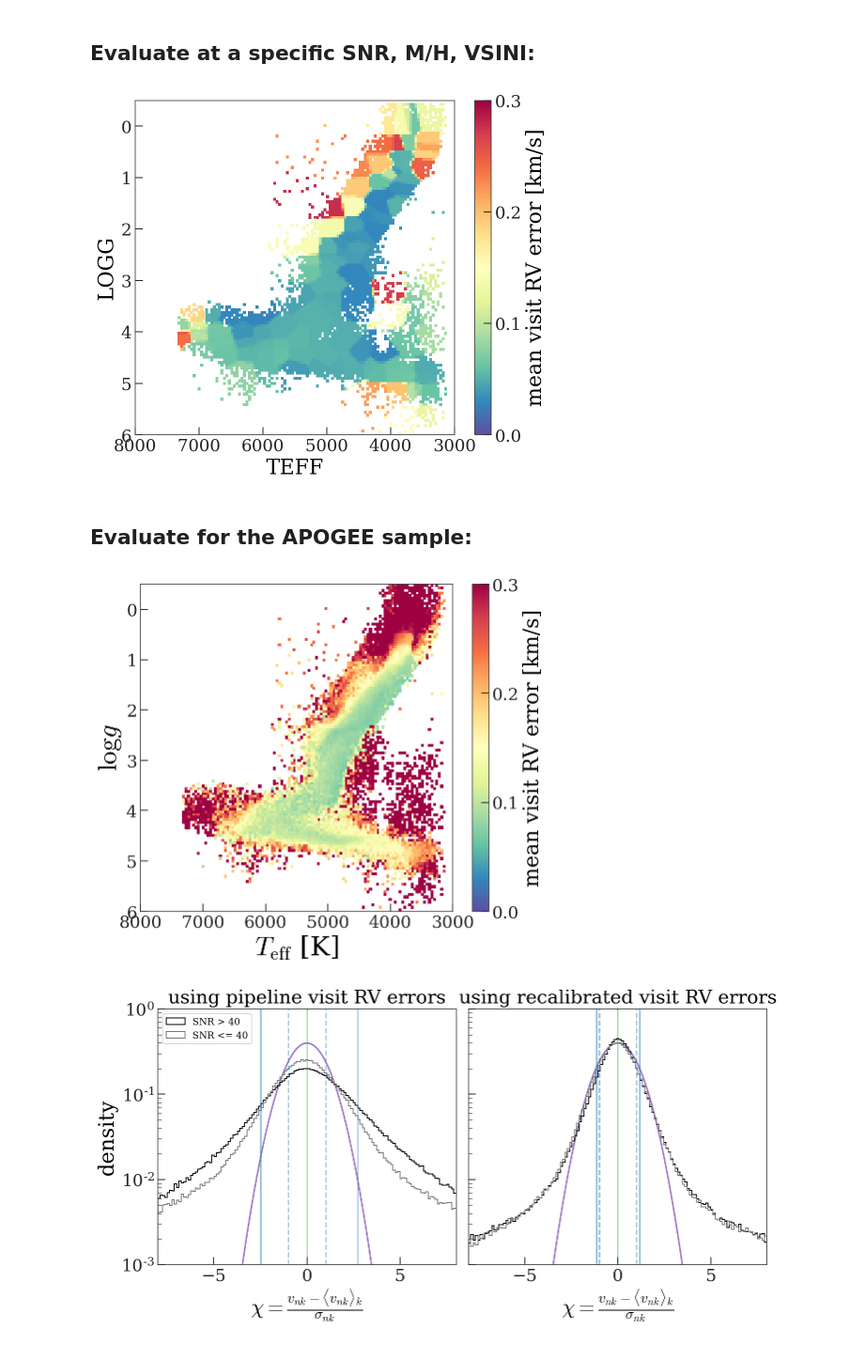
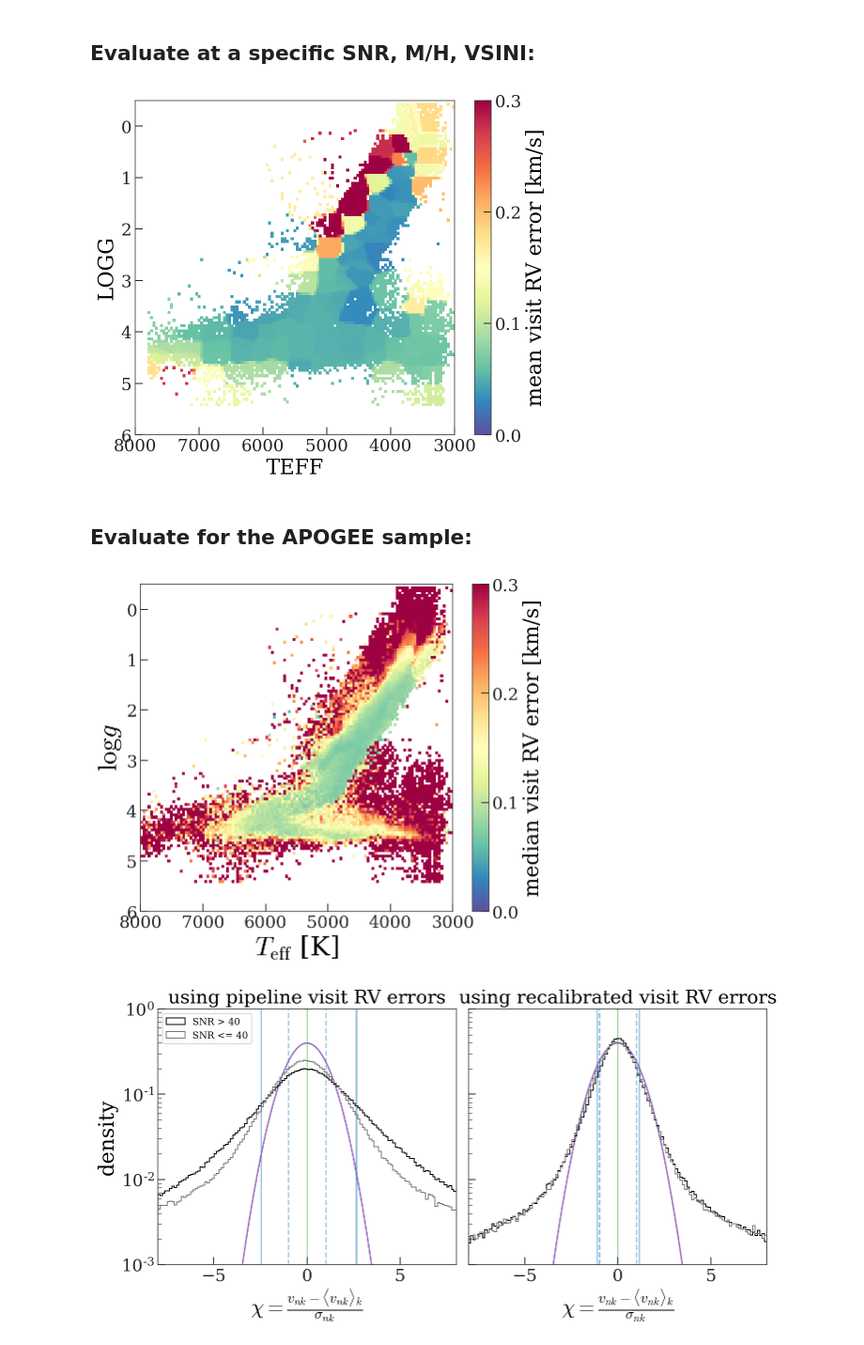
Before and after one commit to APOGEE-DR17-Binaries/VAC-pipeline, a Jupyter notebook: notebooks/Visit-error-calibrate.ipynb, the cells around one changed output. Shown at 94% size. Saved outputs shown, nothing was run; the diff lists cells and outputs as text; code cells hidden in the pictures.

```diff
--- a/notebooks/Visit-error-calibrate.ipynb
+++ b/notebooks/Visit-error-calibrate.ipynb
@@ -30,9 +30,9 @@ import exoplanet as xo
 figure_path = pathlib.Path('../tex/figures').resolve().absolute()
 # %%
 allstar_file = pathlib.Path(
-    '/mnt/home/apricewhelan/data/APOGEE_DR17/allStar-dr17-l33alpha.fits')
+    '/mnt/home/apricewhelan/data/APOGEE_DR17/allStar-dr17-turbo20-beta.fits')
 allvisit_file = pathlib.Path(
-    '/mnt/home/apricewhelan/data/APOGEE_DR17/allVisit-dr17-l33alpha.fits')
+    '/mnt/home/apricewhelan/data/APOGEE_DR17/allVisit-dr17-turbo20-beta.fits')
 # %%
 def get_bin_mask(allstar, **kwargs):
     bin_mask = np.ones(len(allstar), dtype=bool)
@@ -132,22 +132,44 @@ allstar = at.unique(allstar, keys='APOGEE_ID')
 allvisit = at.Table.read(allvisit_file, hdu=1)
 # %%
 # BITMASK shiz
+starflag_bits = np.array([
+    3,  # VERY_BRIGHT_NEIGHBOR
+    16,  # SUSPECT_RV_COMBINATION
+    18,  # BAD_RV_COMBINATION
+    19,  # RV_REJECT
+    22  # RV_FAIL
+])
+starflag_bitmask = np.sum(2**starflag_bits)
+
 allstar = allstar[((allstar['ASPCAPFLAG'] & (2**23)) == 0) &  # STAR_BAD
-                  ((allstar['STARFLAG'] & (2**21)) == 0) &  # MULTIPLE_SUSPECT
+                  ((allstar['STARFLAG'] & starflag_bitmask) == 0) &
                   (allstar['M_H'] > -2.5)]
 
-starflag_bits = np.array([0, 3, 9, 16, 19, 20])
-starflag_mask = (allvisit['STARFLAG'] % np.sum(2**starflag_bits)) == 0
+starflag_mask = (allvisit['STARFLAG'] % starflag_bitmask) == 0
+
+rvflag_bits = np.array([
+    1,  # RV_BCFIT_FAIL
+    3,  # RV_WINDOW_MASK
+    4,  # RV_VALUE_ERROR
+    5,  # RV_RUNTIME_ERROR
+    6,  # RV_ERROR
+    8,  # NO_GOOD_VISITS
+    9,  # ALL_VISITS_REJECTED
+    10  # RV_REJECT
+])
+rvflag_bitmask = np.sum(2**rvflag_bits)
 
 # RV_FLAG and SB2
 visit_rv_mask = ((allvisit['N_COMPONENTS'] == 1) &
-                 (allvisit['RV_FLAG'] == 0) &
+                 ((allvisit['RV_FLAG'] & rvflag_bitmask) == 0) &
                  (allvisit['SNR'] > 4) &
                  (np.isfinite(allvisit['VHELIO'])) &
                  (np.isin(allvisit['APOGEE_ID'], allstar['APOGEE_ID'])))
 
 allvisit = allvisit[starflag_mask & visit_rv_mask]
 # %%
+min_nvisits = 3
+
 allvisit = at.unique(allvisit, keys=('PLATE', 'MJD', 'FIBERID'))
 apids, counts = np.unique(allvisit['APOGEE_ID'], return_counts=True)
 
@@ -488,7 +510,7 @@ ax.set_ylabel('LOGG')
 fig.tight_layout()
 fig.set_facecolor('w')
 # %% [output]
-[figure, old version]
+[figure, new version]
 # %% [markdown]
 ## Evaluate for the APOGEE sample:
 # %%
@@ -516,32 +538,32 @@ for i in tqdm(np.unique(idx)):
 # %%
 stat = binned_statistic_2d(X[:, 0], X[:, 1],
                            all_errs,
                            bins=plot_teff_logg_bins,
-                           statistic=np.nanmean)
+                           statistic=np.nanmedian)
 
 fig, ax = plt.subplots(figsize=(7, 6))
 
 cs = ax.pcolormesh(stat.x_edge, stat.y_edge,
                    stat.statistic.T,
                    vmin=0, vmax=0.3,
                    cmap='Spectral_r',
                    rasterized=True)
 
 cb = fig.colorbar(cs)
-cb.set_label('mean visit RV error [km/s]')
+cb.set_label('median visit RV error [km/s]')
 cb.set_ticks(np.arange(0, 0.3+1e-3, 0.1))
 
 ax.set_xlim(plot_teff_logg_bins[0].max(), plot_teff_logg_bins[0].min())
 ax.set_ylim(plot_teff_logg_bins[1].max(), plot_teff_logg_bins[1].min())
 ax.set_xlabel(r'$T_{\rm eff}$ [K]', fontsize=28)
 ax.set_ylabel(r'$\log g$', fontsize=28)
 
 fig.tight_layout()
 fig.set_facecolor('w')
 
 fig.savefig(figure_path / 'mean-visit-rv-err.pdf', dpi=250)
 # %% [output]
-[figure, old version]
+[figure, new version]
 # %%
 fig, axes = plt.subplots(1, 2, figsize=(10, 5),
                          sharex=True, sharey=True,
```
Also changed, not shown: parts of 16 cells of this notebook, 1 other file.
